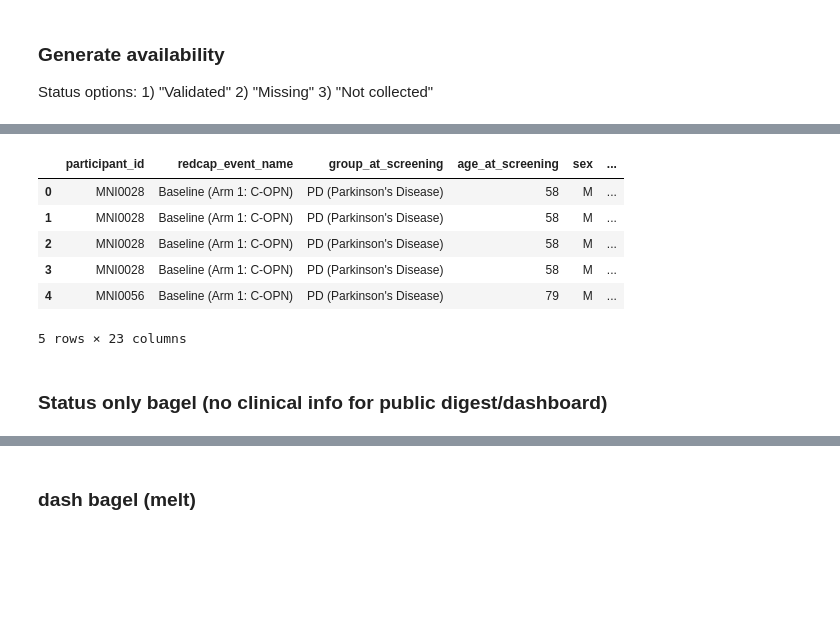
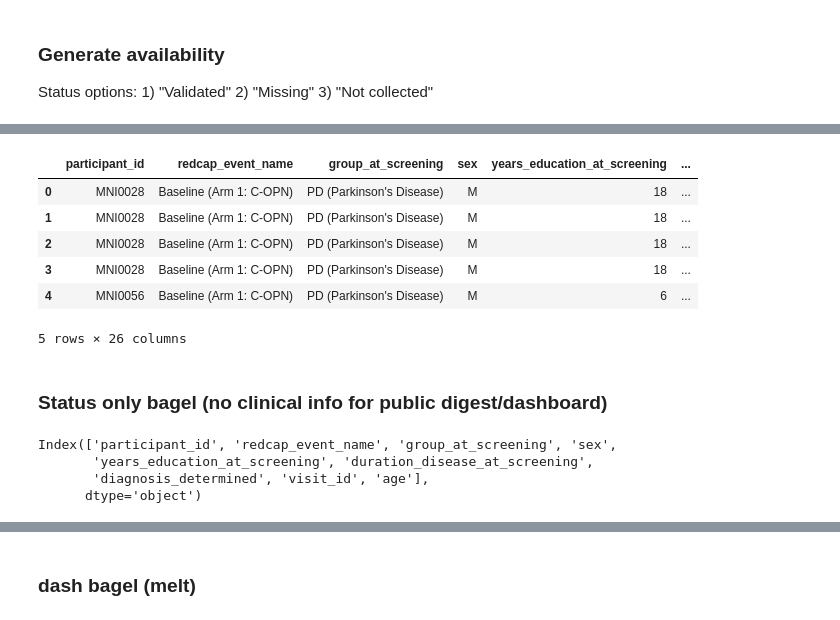
Before and after one commit to nipoppy/nipoppy, a Jupyter notebook: nipoppy/notebooks/redcap.ipynb, the cells around one changed output, grey strips where cells are left out. Drawn from its saved outputs; the diff is of its cells as text; code cells hidden in the pictures; blank space fills up the shorter version.

Commit message:
weekly update of availability bagels

```diff
--- a/nipoppy/notebooks/redcap.ipynb
+++ b/nipoppy/notebooks/redcap.ipynb
@@ -120,14 +120,6 @@ n_mri_dates_participants: 265
 | 2 | MNI0068 | MRI_v1 | 2021-08-27 | 2021-08-27 | M | 1952-08-05 | PD | ... |
 | 3 | MNI0079 | MRI_v1 | 2021-12-22 | 2021-12-22 | F | 1971-11-25 | PD | ... |
 | 4 | MNI0103 | MRI_v1 | 2021-08-11 | 2021-11-16 | M | 1939-08-17 | PD | ... |
-# %%
-MRI_dates_df = MRI_dates_df[["participant_id","visit_id","suivi_MRI_date","dicom_date"]]
-MRI_dates_df["suivi_MRI_date"] = pd.to_datetime(MRI_dates_df["suivi_MRI_date"], errors="coerce", dayfirst=False)
-MRI_dates_df["dicom_date"] = pd.to_datetime(MRI_dates_df["dicom_date"], errors="coerce", dayfirst=False)
-
-legacy_recruit_df = pd.merge(MRI_dates_df, legacy_recruit_df, on=["participant_id","visit_id"], how="left")
-
-legacy_recruit_df.head()
 # %%
 MRI_dates_df[MRI_dates_df["participant_id"] == "MNI0206"]
 # %% [output]
@@ -328,7 +320,7 @@ missing_nipoppy_participants (n=5): {'PD01686', 'PD01662', 'MNI0482', 'PD01687',
 # %%
 index_columns = ["record_id", "redcap_event_name"]
 
-demo_cols = ["study_visit_age", "gender", "yrs_education"]
+demo_cols = ["gender", "yrs_education"]
 demo_df = query_dict['Demographic QPN'][index_columns + demo_cols].copy()
 
 dx_cols = ["diagnosis_determined", "duration_disease"]
@@ -463,7 +454,7 @@ Using redcap events as evidence of multiple visits. However we are NOT assuming
 redcap_index_cols = ["participant_id", "redcap_event_name"]
 redcap_event_visit_id_dict = {"Baseline (Arm 1: C-OPN)": "v1"}
 
-demo_cols = ['group', 'study_visit_age', 'sex', 'yrs_education']
+demo_cols = ['group', 'sex', 'yrs_education']
 dx_cols = ['diagnosis_determined', 'duration_disease']
 date_columns = ["moca_date", "updrs_date", "neuropsy_date", "suivi_MRI_date", "dicom_date", "legacy_date_MRI_v1"]
 age_cols = ["legacy_age_MRI_v1","suivi_age_MRI_v1","dicom_age_MRI_v1","age_moca_v1", "age_updrs_v1", "age_neuropsy_v1"]
@@ -471,7 +462,6 @@ age_cols = ["legacy_age_MRI_v1","suivi_age_MRI_v1","dicom_age_MRI_v1","age_moca_
 screen_cols = redcap_index_cols + demo_cols + dx_cols + date_columns + age_cols
 
 screen_cols_rename_dict = {
-    "study_visit_age": "age_at_screening",
     "yrs_education": "years_education_at_screening",
     # "diagnosis_determined": "diagnosis",
     "duration_disease": "duration_disease_at_screening",
@@ -508,7 +498,7 @@ screen_df participants: 293
 ### Pivot the screen_df to conform to tabular demographics CSV schema
 - picking dicom date as the MRI_v1 date. Need to validate these against Suivi dates
 # %%
-id_vars=["participant_id","redcap_event_name","group_at_screening","age_at_screening","sex",
+id_vars=["participant_id","redcap_event_name","group_at_screening","sex",
          "years_education_at_screening","duration_disease_at_screening", "diagnosis_determined"]
 
 age_col_dict = {"dicom_age_MRI_v1": "MRI_v1",
@@ -618,8 +584,10 @@ bagel_df = pd.merge(demographic_df, pheno_df, on=["participant_id","redcap_event
 bagel_participants = bagel_df["participant_id"].unique()
 logger.info(f"n_bagel_participants: {len(bagel_participants)}")
 
+bagel_demo_cols = ["age", "sex", "years_education_at_screening", "duration_disease_at_screening"]
+
 bagel_status_cols = []
-for col in updrs_cols + moca_cols:
+for col in updrs_cols + moca_cols + bagel_demo_cols:
     bagel_df[f"{col}_status"] = ~bagel_df[col].isna()
     bagel_status_cols.append(f"{col}_status")
     n_available_participants = np.sum(bagel_df[f"{col}_status"])
@@ -639,10 +611,17 @@ bagel_df.head()
-|  | participant_id | redcap_event_name | group_at_screening | age_at_screening | sex | ... |
-| 0 | MNI0028 | Baseline (Arm 1: C-OPN) | PD (Parkinson's Disease) | 58 | M | ... |
-| 1 | MNI0028 | Baseline (Arm 1: C-OPN) | PD (Parkinson's Disease) | 58 | M | ... |
-| 2 | MNI0028 | Baseline (Arm 1: C-OPN) | PD (Parkinson's Disease) | 58 | M | ... |
-| 3 | MNI0028 | Baseline (Arm 1: C-OPN) | PD (Parkinson's Disease) | 58 | M | ... |
-| 4 | MNI0056 | Baseline (Arm 1: C-OPN) | PD (Parkinson's Disease) | 79 | M | ... |
+|  | participant_id | redcap_event_name | group_at_screening | sex | years_education_at_screening | ... |
+| 0 | MNI0028 | Baseline (Arm 1: C-OPN) | PD (Parkinson's Disease) | M | 18 | ... |
+| 1 | MNI0028 | Baseline (Arm 1: C-OPN) | PD (Parkinson's Disease) | M | 18 | ... |
+| 2 | MNI0028 | Baseline (Arm 1: C-OPN) | PD (Parkinson's Disease) | M | 18 | ... |
+| 3 | MNI0028 | Baseline (Arm 1: C-OPN) | PD (Parkinson's Disease) | M | 18 | ... |
+| 4 | MNI0056 | Baseline (Arm 1: C-OPN) | PD (Parkinson's Disease) | M | 6 | ... |
-5 rows × 23 columns
+5 rows × 26 columns
 # %% [markdown]
 ### Status only bagel (no clinical info for public digest/dashboard)
+# %%
+demographic_df.columns
+# %% [output]
+Index(['participant_id', 'redcap_event_name', 'group_at_screening', 'sex',
+       'years_education_at_screening', 'duration_disease_at_screening',
+       'diagnosis_determined', 'visit_id', 'age'],
+      dtype='object')
 # %%
```
Also changed, not shown: parts of 19 cells of this notebook, 2 other files.
